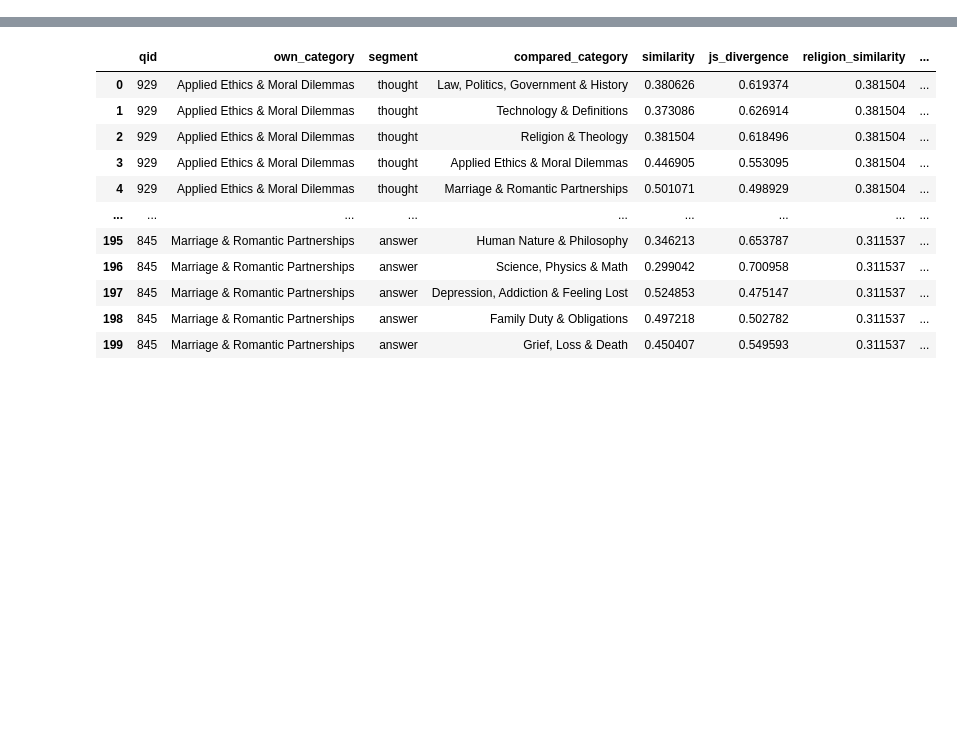
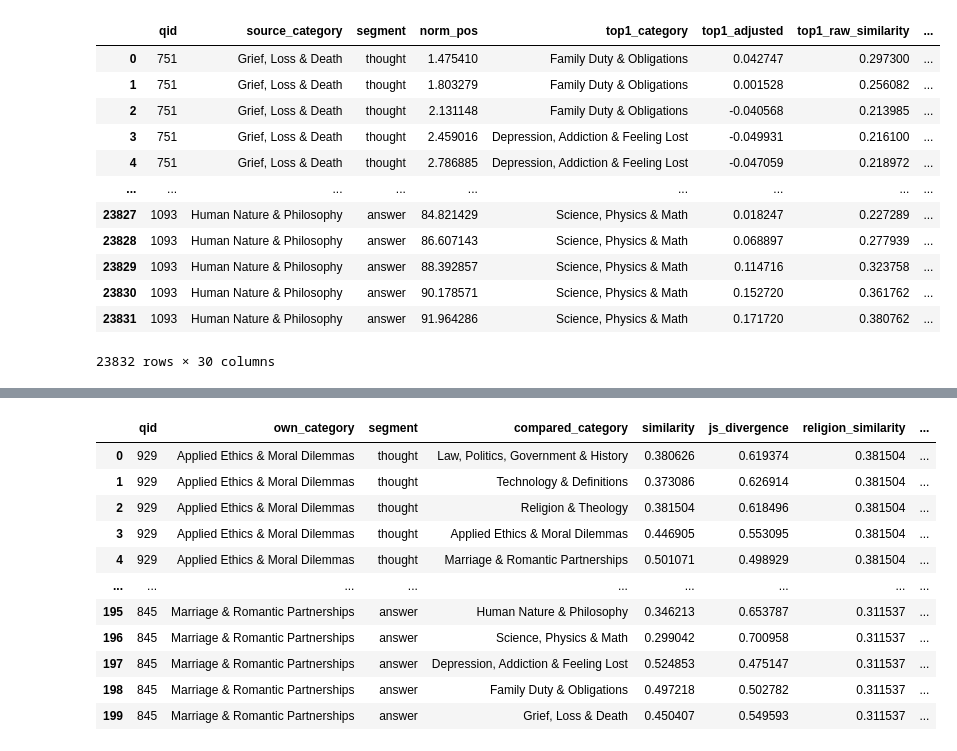
Before and after one commit to suzanaSSP/Jlens_part3, a Jupyter notebook: scripts/eda.ipynb, the cells around one changed output, grey strips where cells are left out. Saved outputs shown, nothing was run; the diff lists cells and outputs as text; code cells hidden in the pictures; blank space fills up the shorter version.

```diff
--- a/scripts/eda.ipynb
+++ b/scripts/eda.ipynb
@@ -8,0 +10,16 @@ df_cat_delta_summary = pd.read_csv('category_delta_summary.csv')
+# %%
+df_cat_presence
+# %% [output]
+|  | qid | source_category | segment | norm_pos | top1_category | top1_adjusted | top1_raw_similarity | ... |
+| 0 | 751 | Grief, Loss & Death | thought | 1.475410 | Family Duty & Obligations | 0.042747 | 0.297300 | ... |
+| 1 | 751 | Grief, Loss & Death | thought | 1.803279 | Family Duty & Obligations | 0.001528 | 0.256082 | ... |
+| 2 | 751 | Grief, Loss & Death | thought | 2.131148 | Family Duty & Obligations | -0.040568 | 0.213985 | ... |
+| 3 | 751 | Grief, Loss & Death | thought | 2.459016 | Depression, Addiction & Feeling Lost | -0.049931 | 0.216100 | ... |
+| 4 | 751 | Grief, Loss & Death | thought | 2.786885 | Depression, Addiction & Feeling Lost | -0.047059 | 0.218972 | ... |
+| ... | ... | ... | ... | ... | ... | ... | ... | ... |
+| 23827 | 1093 | Human Nature & Philosophy | answer | 84.821429 | Science, Physics & Math | 0.018247 | 0.227289 | ... |
+| 23828 | 1093 | Human Nature & Philosophy | answer | 86.607143 | Science, Physics & Math | 0.068897 | 0.277939 | ... |
+| 23829 | 1093 | Human Nature & Philosophy | answer | 88.392857 | Science, Physics & Math | 0.114716 | 0.323758 | ... |
+| 23830 | 1093 | Human Nature & Philosophy | answer | 90.178571 | Science, Physics & Math | 0.152720 | 0.361762 | ... |
+| 23831 | 1093 | Human Nature & Philosophy | answer | 91.964286 | Science, Physics & Math | 0.171720 | 0.380762 | ... |
+23832 rows × 30 columns
```
Also changed, not shown: parts of 4 cells of this notebook, 4 other files.
